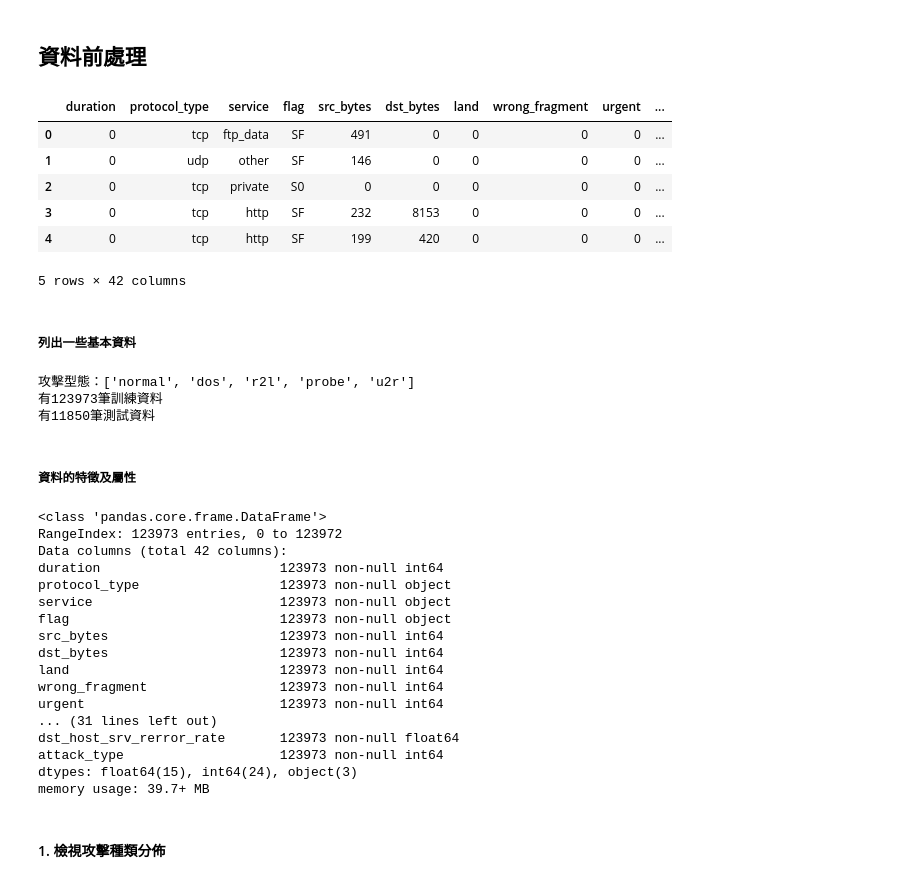
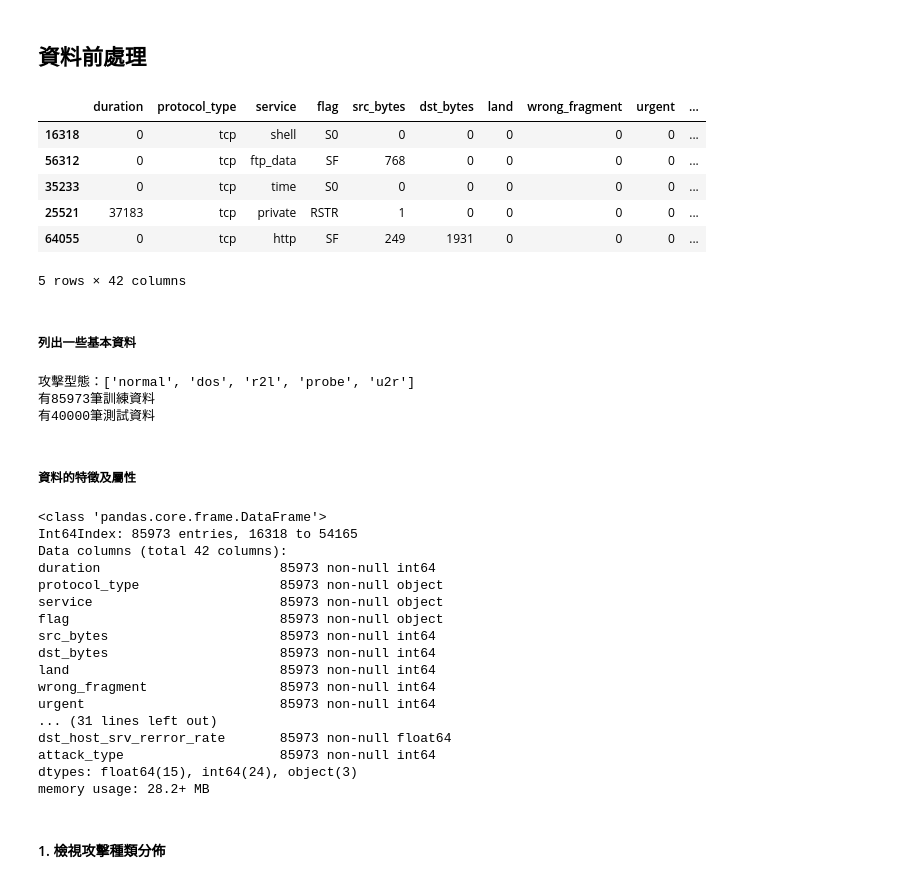
Before and after one commit to kaichiachen/Anomaly-detection, a Jupyter notebook: 異常偵測.ipynb, the cells around one changed output. Drawn from its saved outputs; the diff is of its cells as text; code cells hidden in the pictures.

```diff
--- a/異常偵測.ipynb
+++ b/異常偵測.ipynb
@@ -31,20 +31,20 @@ bot = telepot.Bot('258510570:AAHujlmQqiZ_L4yrWMR9HtuE-0rK8xXo-XY')
 ## 資料前處理
 # %%
 traindata, attack_type_list = Processor.cleanData(trainFid)
-traindata = traindata
-test_data_len = 1000
+traindata = traindata.iloc[np.random.permutation(len(traindata))]
+test_data_len = 20000
 traindata_len = len(traindata) - test_data_len
 testdata = traindata[traindata_len - test_data_len:]
 traindata = traindata[:traindata_len - test_data_len]
-testdata, _ = Processor.cleanData(testFid)
+# testdata, _ = Processor.cleanData(testFid)
 traindata.head()
 # %% [output]
 |  | duration | protocol_type | service | flag | src_bytes | dst_bytes | land | wrong_fragment | urgent | ... |
-| 0 | 0 | tcp | ftp_data | SF | 491 | 0 | 0 | 0 | 0 | ... |
-| 1 | 0 | udp | other | SF | 146 | 0 | 0 | 0 | 0 | ... |
-| 2 | 0 | tcp | private | S0 | 0 | 0 | 0 | 0 | 0 | ... |
-| 3 | 0 | tcp | http | SF | 232 | 8153 | 0 | 0 | 0 | ... |
-| 4 | 0 | tcp | http | SF | 199 | 420 | 0 | 0 | 0 | ... |
+| 16318 | 0 | tcp | shell | S0 | 0 | 0 | 0 | 0 | 0 | ... |
+| 56312 | 0 | tcp | ftp_data | SF | 768 | 0 | 0 | 0 | 0 | ... |
+| 35233 | 0 | tcp | time | S0 | 0 | 0 | 0 | 0 | 0 | ... |
+| 25521 | 37183 | tcp | private | RSTR | 1 | 0 | 0 | 0 | 0 | ... |
+| 64055 | 0 | tcp | http | SF | 249 | 1931 | 0 | 0 | 0 | ... |
 5 rows × 42 columns
 # %% [markdown]
 ##### 列出一些基本資料
@@ -54,30 +54,30 @@ print "有%d筆訓練資料" % len(traindata)
 print "有%d筆測試資料" % len(testdata)
 # %% [output]
 攻擊型態：['normal', 'dos', 'r2l', 'probe', 'u2r']
-有123973筆訓練資料
-有11850筆測試資料
+有85973筆訓練資料
+有40000筆測試資料
 # %% [markdown]
 ##### 資料的特徵及屬性
 # %%
 traindata.info()
 # %% [output]
 <class 'pandas.core.frame.DataFrame'>
-RangeIndex: 123973 entries, 0 to 123972
+Int64Index: 85973 entries, 16318 to 54165
 Data columns (total 42 columns):
-duration                       123973 non-null int64
-protocol_type                  123973 non-null object
-service                        123973 non-null object
-flag                           123973 non-null object
-src_bytes                      123973 non-null int64
-dst_bytes                      123973 non-null int64
-land                           123973 non-null int64
-wrong_fragment                 123973 non-null int64
-urgent                         123973 non-null int64
+duration                       85973 non-null int64
+protocol_type                  85973 non-null object
+service                        85973 non-null object
+flag                           85973 non-null object
+src_bytes                      85973 non-null int64
+dst_bytes                      85973 non-null int64
+land                           85973 non-null int64
+wrong_fragment                 85973 non-null int64
+urgent                         85973 non-null int64
 ... (31 lines left out)
-dst_host_srv_rerror_rate       123973 non-null float64
-attack_type                    123973 non-null int64
+dst_host_srv_rerror_rate       85973 non-null float64
+attack_type                    85973 non-null int64
 dtypes: float64(15), int64(24), object(3)
-memory usage: 39.7+ MB
+memory usage: 28.2+ MB
 # %% [markdown]
 #### 1. 檢視攻擊種類分佈
 # %%
```
Also changed, not shown: parts of 16 cells of this notebook.
